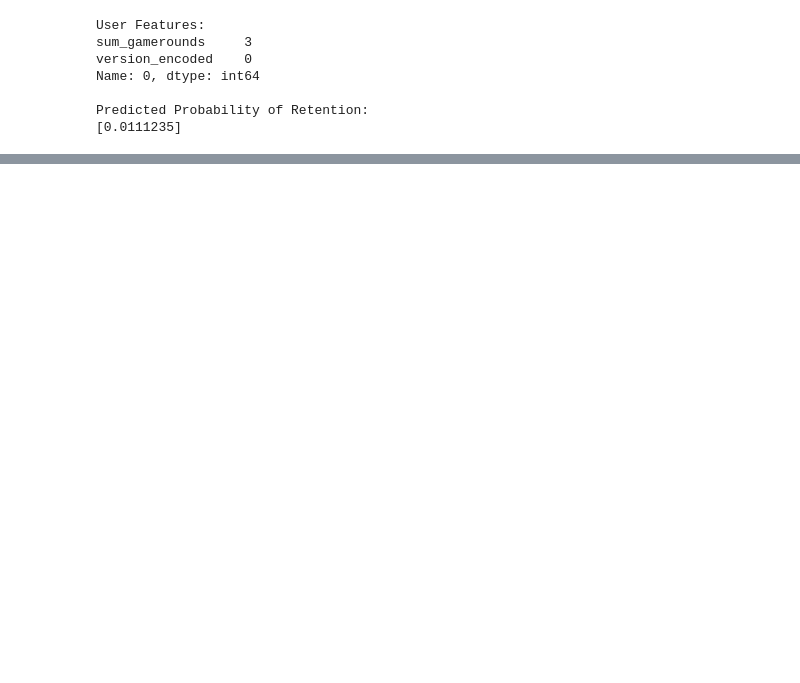
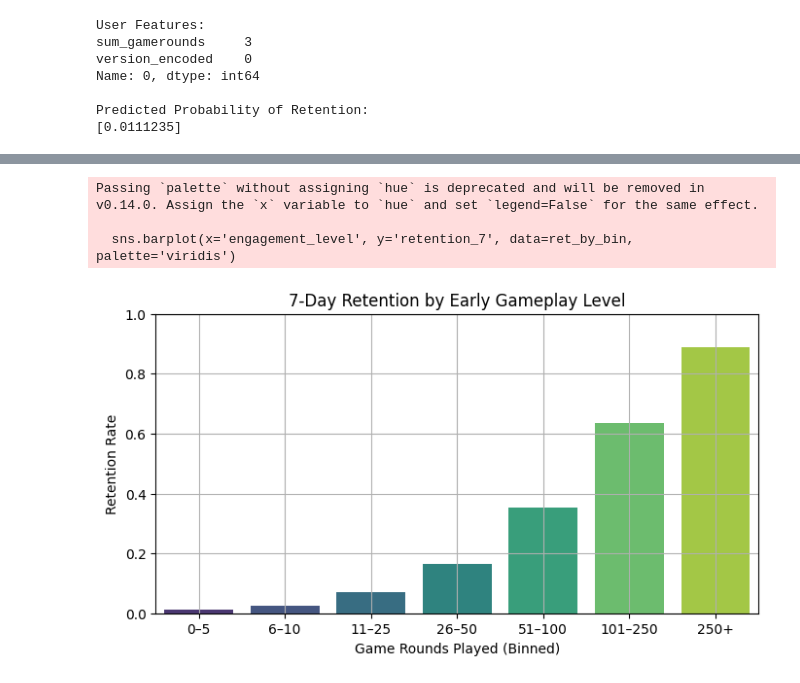
Before and after one commit to JahnaviPatel84/Cookie-Cats-Retention-Analysis, a Jupyter notebook: Cookie_Cats_Retention_Analysis.ipynb, the cells around one changed output, grey strips where cells are left out. Drawn from its saved outputs; the diff is of its cells as text; code cells hidden in the pictures; blank space fills up the shorter version.

```diff
--- a/Cookie_Cats_Retention_Analysis.ipynb
+++ b/Cookie_Cats_Retention_Analysis.ipynb
@@ -123,0 +159,16 @@ Predicted Probability of Retention:
+# %%
+ret_by_bin = df.groupby('engagement_level')['retention_7'].mean().reset_index()
+
+plt.figure(figsize=(8, 4))
+sns.barplot(x='engagement_level', y='retention_7', data=ret_by_bin, palette='viridis')
+plt.title("7-Day Retention by Early Gameplay Level")
+plt.ylabel("Retention Rate")
+plt.xlabel("Game Rounds Played (Binned)")
+plt.ylim(0, 1)
+plt.grid(True)
+plt.show()
+# %% [output]
+Passing `palette` without assigning `hue` is deprecated and will be removed in v0.14.0. Assign the `x` variable to `hue` and set `legend=False` for the same effect.
+
+  sns.barplot(x='engagement_level', y='retention_7', data=ret_by_bin, palette='viridis')
+[figure, added]
```
Also changed, not shown: parts of 10 cells of this notebook.
